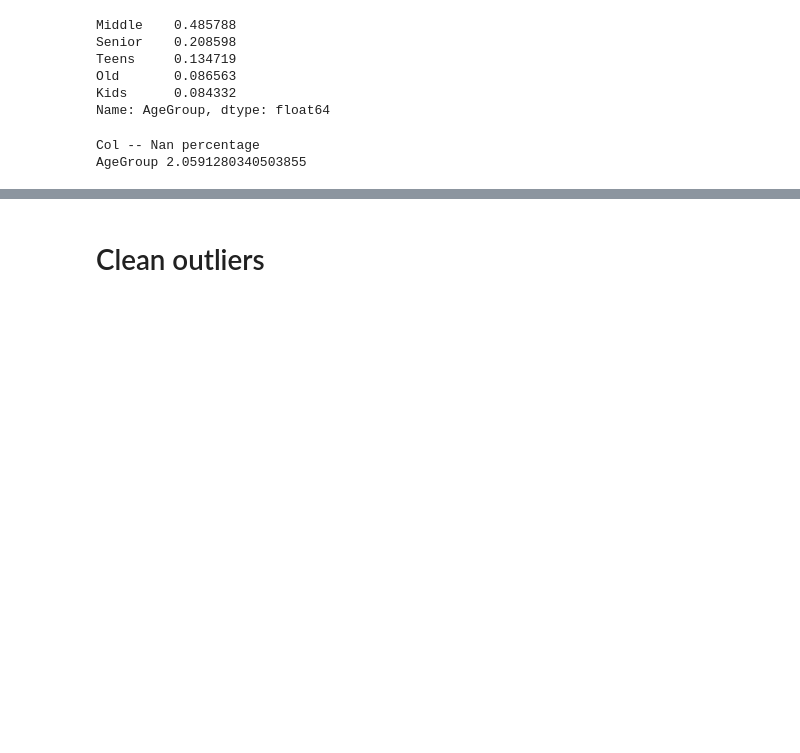
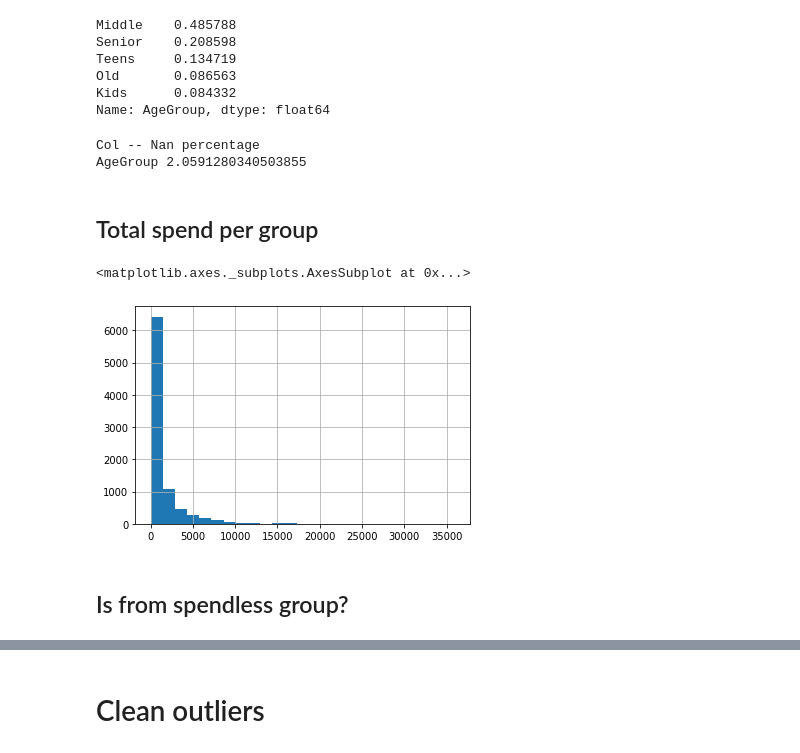
Before and after one commit to PashaIanko/Kaggle.Spaceship-Titanic, a Jupyter notebook: 2_data_preparation.ipynb, the cells around one changed output, grey strips where cells are left out. Cells and saved outputs as stored; diff of their text form; code cells hidden in the pictures; blank space fills up the shorter version.

Commit message:
Prepared estimators for 5 new features

```diff
--- a/2_data_preparation.ipynb
+++ b/2_data_preparation.ipynb
@@ -523,3 +523,38 @@ _ = nan_statistics(df_train[['AgeGroup']])
 # %% [output]
 Col -- Nan percentage
 AgeGroup 2.0591280340503855
+# %% [markdown]
+## Total spend per group
+# %%
+from sklearn.base import BaseEstimator, TransformerMixin
+
+
+class PerGroupSpender(BaseEstimator, TransformerMixin):
+    def __init__(self):
+        super().__init__()
+        self.total_spend_per_group_data = {}
+
+    def fit(self, X, y=None):
+        unique_groups = X['PassengerGroup'].unique()
+
+        for unique_group in unique_groups:
+            group_subset = X.loc[
+                X['PassengerGroup'] == unique_group,
+                ['TotalSpend']
+            ]
+            total_spend_per_group = \
+                group_subset.fillna(group_subset.median()).sum() \
+                / len(group_subset)
+
+            self.total_spend_per_group_data[unique_group] = \
+                total_spend_per_group
+        return self
+
+    def transform(self, X, y=None):
+        X['TotalSpendPerGroup'] = \
+            X['PassengerGroup'].map(
+                lambda val: self.total_spend_per_group_data[val][0])
+        return X
+
+
+pep8(_ih)
@@ -525,0 +564,5 @@ AgeGroup 2.0591280340503855
+# %%
+df_train['TotalSpendPerGroup'].hist(bins=25)
+# %% [output]
+<matplotlib.axes._subplots.AxesSubplot at 0x...>
+[figure, added]
@@ -525,0 +573,2 @@ AgeGroup 2.0591280340503855
+# %% [markdown]
+## Is from spendless group?
```
Also changed, not shown: parts of 8 cells of this notebook.
